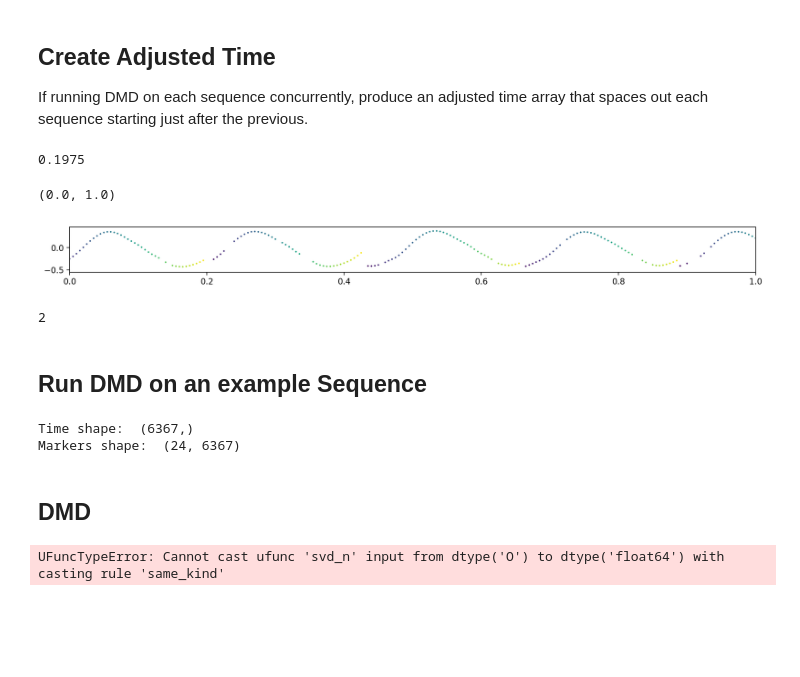
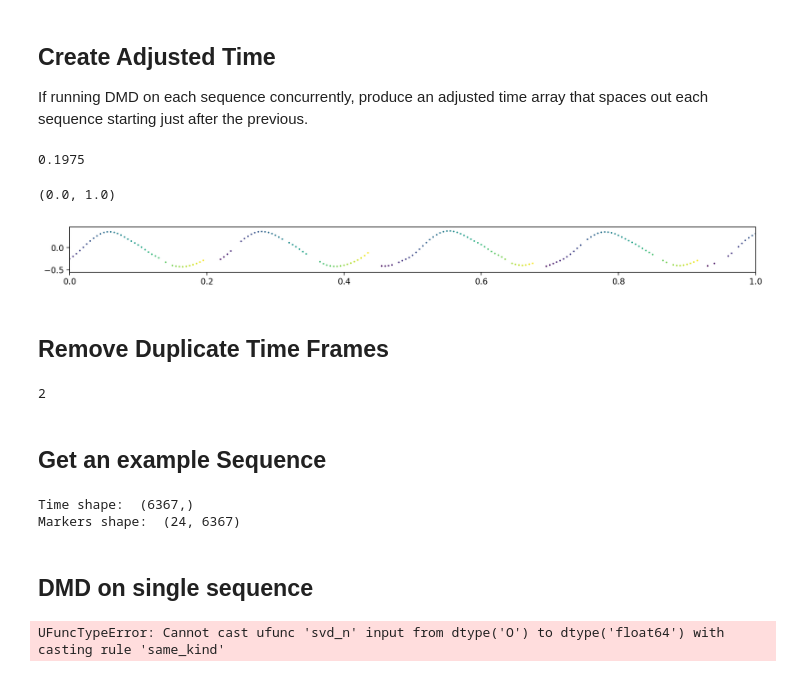
Before and after one commit to LydiaFrance/BirdDMD, a Jupyter notebook: src/birddmd/01_InitialWingbeatRhaegal9m.ipynb, the cells around one changed output. Drawn from its saved outputs; the diff is of its cells as text; code cells hidden in the pictures; blank space fills up the shorter version.

```diff
--- a/src/birddmd/01_InitialWingbeatRhaegal9m.ipynb
+++ b/src/birddmd/01_InitialWingbeatRhaegal9m.ipynb
@@ -179,32 +174,34 @@ If running DMD on each sequence concurrently, produce an adjusted time array tha
 # %%
 
 # Make an adjusted time column using an offset between each sequence
 
 wingbeat_df.sort_values(by=['Seq', 'time'], inplace=True)
 wingbeat_df['adjusted_time'] = wingbeat_df['time']
 
 # Find the duration of the longest sequence
 print(max(abs(wingbeat_df['adjusted_time']))+min(abs(wingbeat_df['adjusted_time'])))
 
 unique_sequenceIDs = wingbeat_df['Seq'].unique()
 offset = 0
 for seq_id in unique_sequenceIDs:
 
     # Adjust time for the current sequence
     wingbeat_df.loc[wingbeat_df['Seq'] == seq_id, 'adjusted_time'] += offset
 
-    offset = offset + 0.23
+    offset = offset + 0.24
 
 # Simple plot
 fig, ax = plt.subplots(1,1, figsize=(15,1))
 ax.scatter(wingbeat_df['adjusted_time'], wingbeat_df['right_wingtip_z'], s=1, c=wingbeat_df['time'])
 
 # Uncomment this if wanting to see a few sequences
 ax.set_xlim(0,1)
 # %% [output]
 0.1975
 (0.0, 1.0)
-[figure, old version]
+[figure, new version]
+# %% [markdown]
+## Remove Duplicate Time Frames
 # %%
 
 # Remove duplicated times
@@ -223,7 +220,7 @@ wingbeat_df.reset_index(drop=True, inplace=True)
 # %% [output]
 2
 # %% [markdown]
-## Run DMD on an example Sequence
+## Get an example Sequence
 # %%
 
 
@@ -247,7 +244,7 @@ assert len(seqTime) == len(np.unique(seqTime))
 Time shape:  (6367,)
 Markers shape:  (24, 6367)
 # %% [markdown]
-## DMD
+## DMD on single sequence
 # %%
 single_seq_markers = wingbeat_df[wingbeat_df['Seq'] == unique_sequenceIDs[2]][marker_column_names].to_numpy()
 single_seq_time = wingbeat_df[wingbeat_df['Seq'] == unique_sequenceIDs[2]]['adjusted_time'].to_numpy()
```
Also changed, not shown: parts of 1 cell of this notebook.
